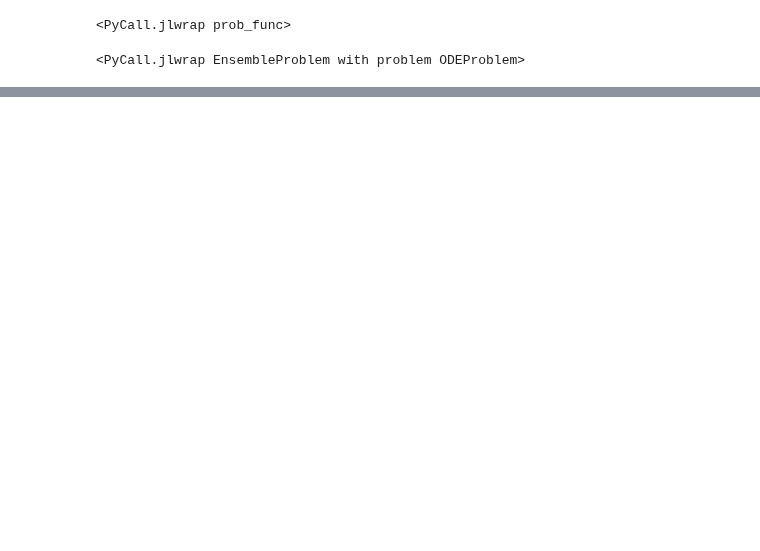
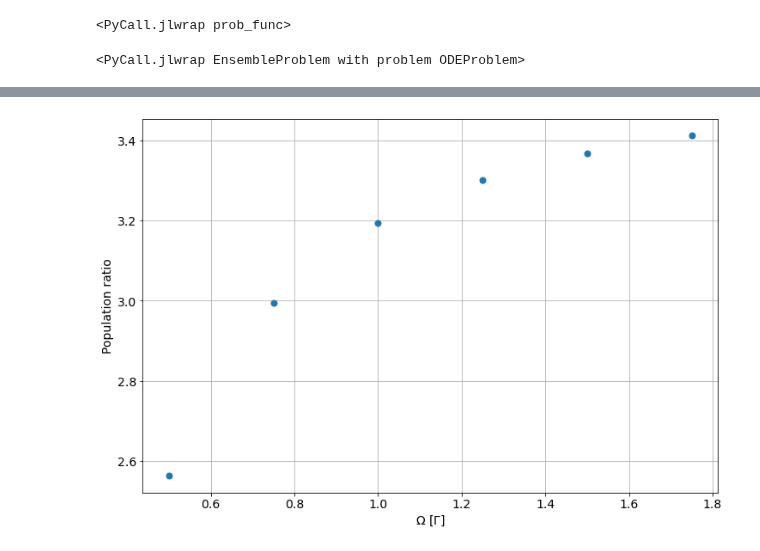
Before and after one commit to ograsdijk/CeNTREX-notebooks, a Jupyter notebook: optical bloch equations/Oskari Code Modified/Performance comparison with Julia.ipynb, the cells around one changed output, grey strips where cells are left out. Drawn from its saved outputs; the diff is of its cells as text; code cells hidden in the pictures; blank space fills up the shorter version.

```diff
--- a/optical bloch equations/Oskari Code Modified/Performance comparison with Julia.ipynb
+++ b/optical bloch equations/Oskari Code Modified/Performance comparison with Julia.ipynb
@@ -939,0 +940,20 @@ ax.grid(True)
+# %%
+ens_u = Main.eval("sim.u")
+
+fig, ax = plt.subplots(figsize = (12,8))
+
+for factor, ut_ens in zip(np.arange(0.5,4.5,0.25),ens_u):
+    ut_ens = np.array(ut_ens)
+    pop_results = np.real(np.einsum('jji->ji',ut_ens.reshape((rho_ini.shape[0], rho_ini.shape[1], ut_ens.shape[2]))))
+    t_array = np.linspace(0, ut_ens.shape[2]-1,  ut_ens.shape[2])*5e-8
+
+    P0 = np.sum(pop_results[:4], axis = 0)
+
+    ax.plot(factor, P0[-1]/P0[0], '.', ms = 14, color = 'C0')
+
+ax.set_xlabel(r"$\Omega$ [$\Gamma$]", fontsize = 14)
+ax.set_ylabel("Population ratio", fontsize = 14)
+ax.tick_params(axis='both', labelsize=14)
+ax.grid(True)
+# %% [output]
+[figure, added]
```
Also changed, not shown: parts of 44 cells of this notebook.
